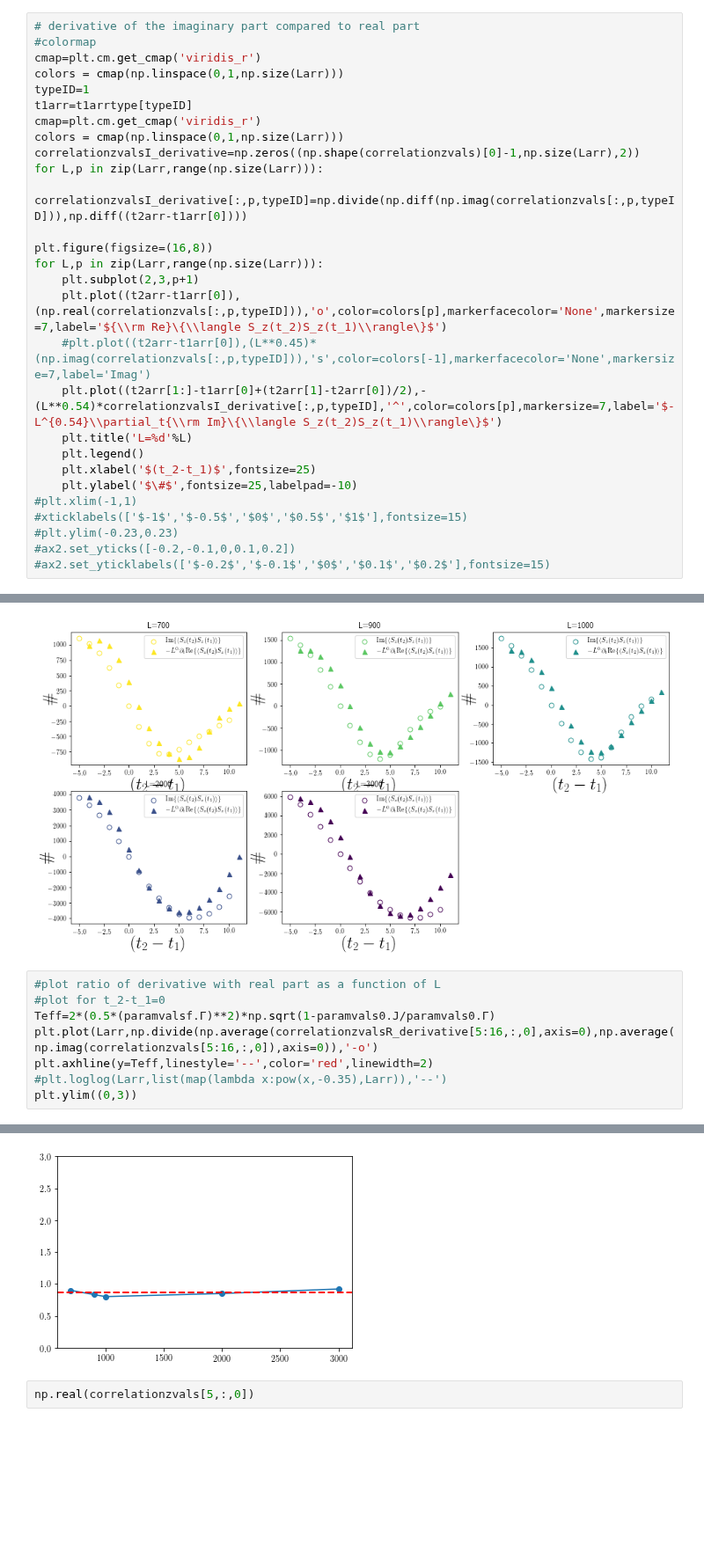
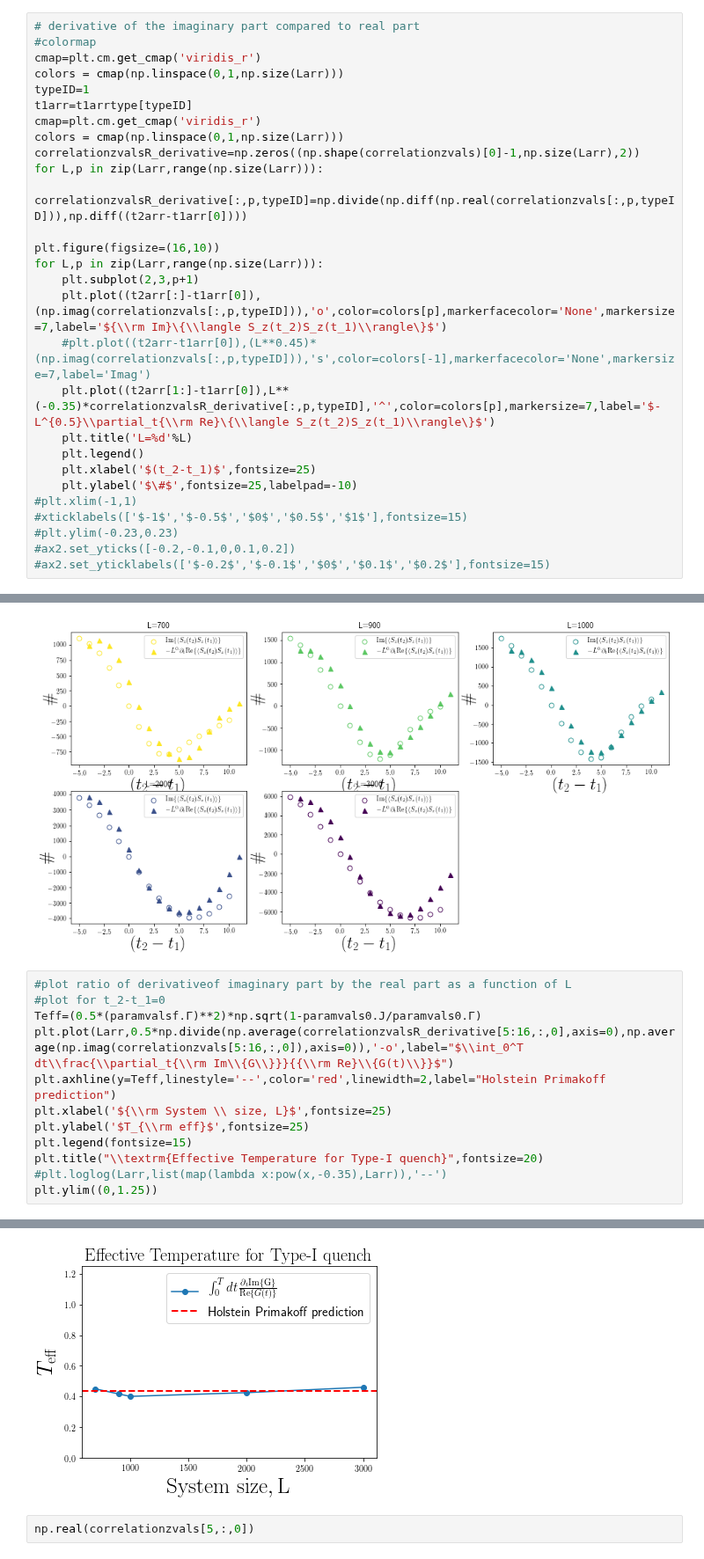
Before and after one commit to paraj003/LMG_quench, a Jupyter notebook: LMG_sim.ipynb, the cells around one changed output, grey strips where cells are left out. Shown at 88% size. Cells and saved outputs as stored; diff of their text form; blank space fills up the shorter version.

```diff
--- a/LMG_sim.ipynb
+++ b/LMG_sim.ipynb
@@ -2012,16 +2014,16 @@ typeID=1
 t1arr=t1arrtype[typeID]
 cmap=plt.cm.get_cmap('viridis_r')
 colors = cmap(np.linspace(0,1,np.size(Larr)))
-correlationzvalsI_derivative=np.zeros((np.shape(correlationzvals)[0]-1,np.size(Larr),2))
+correlationzvalsR_derivative=np.zeros((np.shape(correlationzvals)[0]-1,np.size(Larr),2))
 for L,p in zip(Larr,range(np.size(Larr))):
-    correlationzvalsI_derivative[:,p,typeID]=np.divide(np.diff(np.imag(correlationzvals[:,p,typeID])),np.diff((t2arr-t1arr[0])))
+    correlationzvalsR_derivative[:,p,typeID]=np.divide(np.diff(np.real(correlationzvals[:,p,typeID])),np.diff((t2arr-t1arr[0])))
 
-plt.figure(figsize=(16,8))
+plt.figure(figsize=(16,10))
 for L,p in zip(Larr,range(np.size(Larr))):
     plt.subplot(2,3,p+1)
-    plt.plot((t2arr-t1arr[0]),(np.real(correlationzvals[:,p,typeID])),'o',color=colors[p],markerfacecolor='None',markersize=7,label='${\\rm Re}\{\\langle S_z(t_2)S_z(t_1)\\rangle\}$')
+    plt.plot((t2arr[:]-t1arr[0]),(np.imag(correlationzvals[:,p,typeID])),'o',color=colors[p],markerfacecolor='None',markersize=7,label='${\\rm Im}\{\\langle S_z(t_2)S_z(t_1)\\rangle\}$')
     #plt.plot((t2arr-t1arr[0]),(L**0.45)*(np.imag(correlationzvals[:,p,typeID])),'s',color=colors[-1],markerfacecolor='None',markersize=7,label='Imag')
-    plt.plot((t2arr[1:]-t1arr[0]+(t2arr[1]-t2arr[0])/2),-(L**0.54)*correlationzvalsI_derivative[:,p,typeID],'^',color=colors[p],markersize=7,label='$-L^{0.54}\\partial_t{\\rm Im}\{\\langle S_z(t_2)S_z(t_1)\\rangle\}$')
+    plt.plot((t2arr[1:]-t1arr[0]),L**(-0.35)*correlationzvalsR_derivative[:,p,typeID],'^',color=colors[p],markersize=7,label='$-L^{0.5}\\partial_t{\\rm Re}\{\\langle S_z(t_2)S_z(t_1)\\rangle\}$')
     plt.title('L=%d'%L)
     plt.legend()
     plt.xlabel('$(t_2-t_1)$',fontsize=25)
@@ -2201,11 +2232,15 @@ for L,p in zip(Larr,range(np.size(Larr))):
 # %% [output]
 [figure]
 # %%
-#plot ratio of derivative with real part as a function of L
+#plot ratio of derivativeof imaginary part by the real part as a function of L
 #plot for t_2-t_1=0
-Teff=2*(0.5*(paramvalsf.Γ)**2)*np.sqrt(1-paramvals0.J/paramvals0.Γ)
-plt.plot(Larr,np.divide(np.average(correlationzvalsR_derivative[5:16,:,0],axis=0),np.average(np.imag(correlationzvals[5:16,:,0]),axis=0)),'-o')
-plt.axhline(y=Teff,linestyle='--',color='red',linewidth=2)
+Teff=(0.5*(paramvalsf.Γ)**2)*np.sqrt(1-paramvals0.J/paramvals0.Γ)
+plt.plot(Larr,0.5*np.divide(np.average(correlationzvalsR_derivative[5:16,:,0],axis=0),np.average(np.imag(correlationzvals[5:16,:,0]),axis=0)),'-o',label="$\\int_0^T dt\\frac{\\partial_t{\\rm Im\\{G\\}}}{{\\rm Re}\\{G(t)\\}}$")
+plt.axhline(y=Teff,linestyle='--',color='red',linewidth=2,label="Holstein Primakoff prediction")
+plt.xlabel('${\\rm System \\ size, L}$',fontsize=25)
+plt.ylabel('$T_{\\rm eff}$',fontsize=25)
+plt.legend(fontsize=15)
+plt.title("\\textrm{Effective Temperature for Type-I quench}",fontsize=20)
 #plt.loglog(Larr,list(map(lambda x:pow(x,-0.35),Larr)),'--')
-plt.ylim((0,3))
+plt.ylim((0,1.25))
 # %% [output]
@@ -2213,4 +2248,4 @@ plt.ylim((0,3))
-[figure, old version]
+[figure, new version]
 # %%
 np.real(correlationzvals[5,:,0])
 # %% [output]
```
Also changed, not shown: parts of 12 cells of this notebook.
